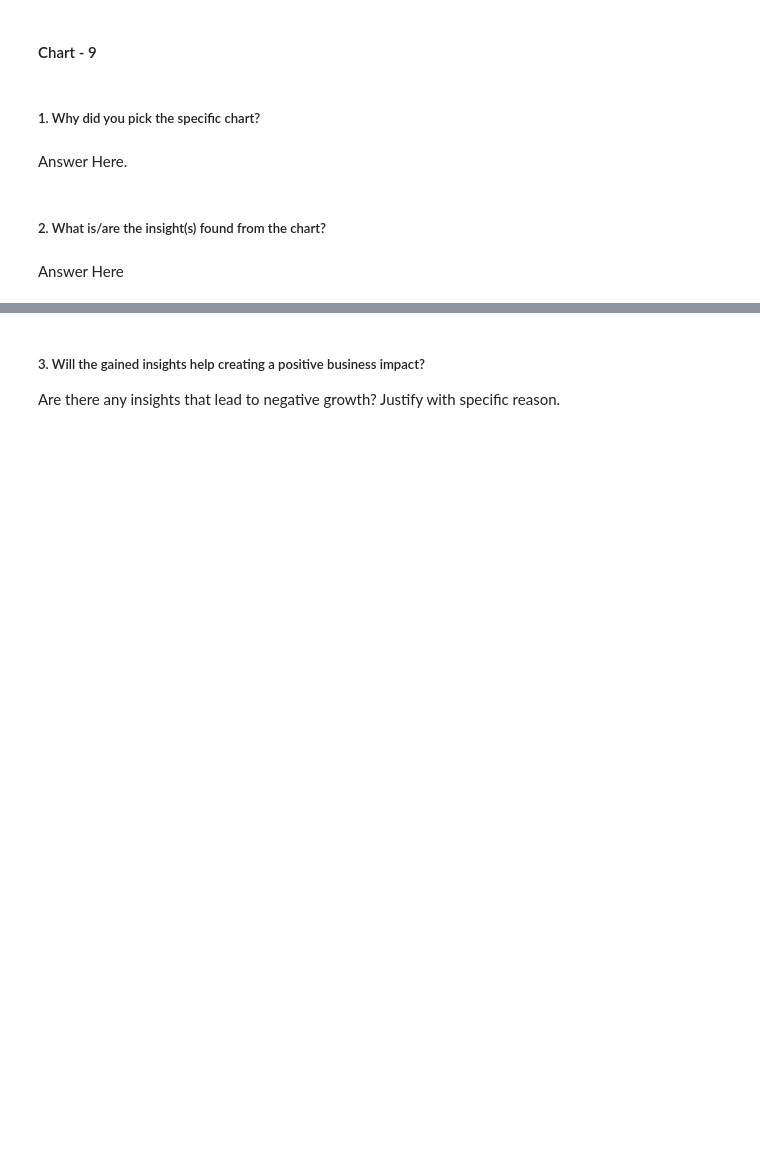
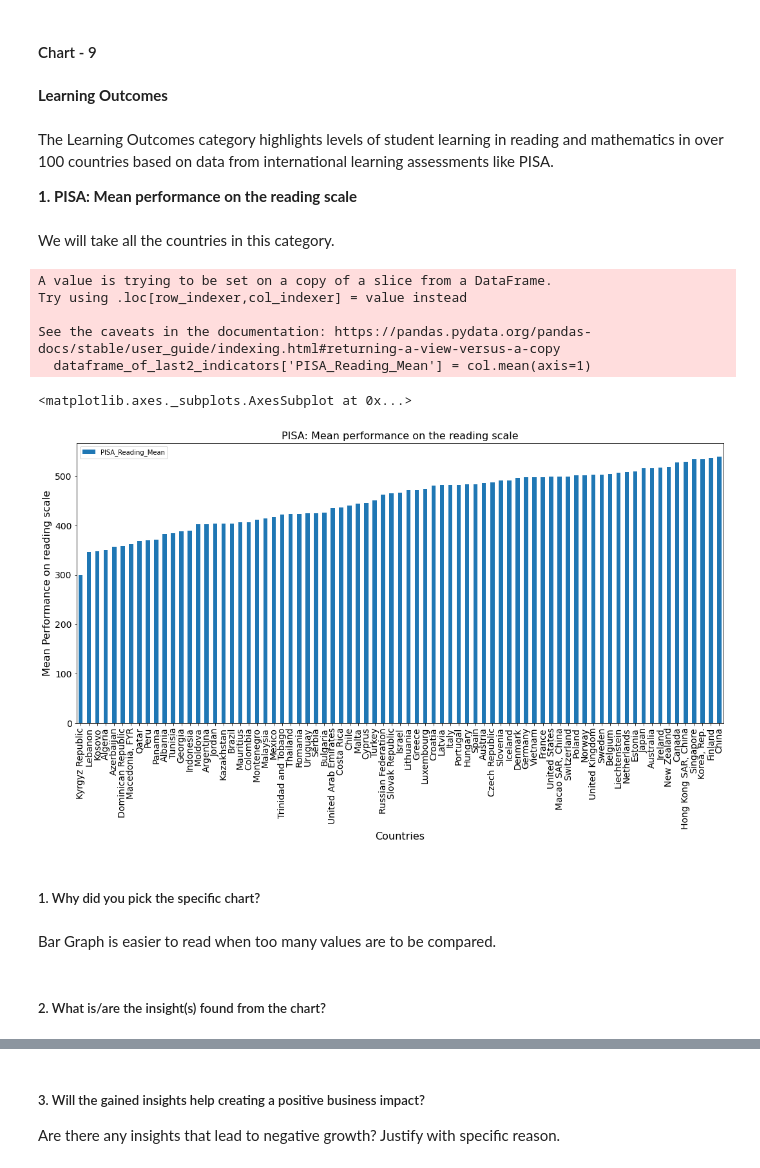
Before and after one commit to Ankita-chouhan-github/EDA-Capstone-project, a Jupyter notebook: Ankita_||_EDA_Capstone_project_(World_Bank_Global_Education_Analysis).ipynb, the cells around one changed output, grey strips where cells are left out. Drawn from its saved outputs; the diff is of its cells as text; code cells hidden in the pictures; blank space fills up the shorter version.

```diff
--- a/Ankita_||_EDA_Capstone_project_(World_Bank_Global_Education_Analysis).ipynb
+++ b/Ankita_||_EDA_Capstone_project_(World_Bank_Global_Education_Analysis).ipynb
@@ -1466,12 +1581,52 @@ Answer Here
 # %% [markdown]
 #### Chart - 9
+# %% [markdown]
+**Learning Outcomes**
+# %% [markdown]
+The Learning Outcomes category highlights levels of student learning in reading and mathematics in over 100 countries based on data from international learning assessments like PISA.
+
+**1. PISA: Mean performance on the reading scale**
+# %% [markdown]
+We will take all the countries in this category.
 # %%
 # Chart - 9 visualization code
+# %%
+# EXtracting a Datframe which contains the data of the indiators selected, and because we want all the countries we are not using columnwise_Data() function.
+dataframe_of_last2_indicators = ed_stats_data.loc[ed_stats_data['Indicator Code'] == Indicators[-2]]
+
+# Resetting Index
+dataframe_of_last2_indicators.reset_index(inplace=True)
+
+# Getting the INdicator title
+title14 = dataframe_of_last2_indicators["Indicator Name"][0]
+
+# Creating a datframe of years for which mean value is required
+col = dataframe_of_last2_indicators.loc[: , "1970":"2100"]
+
+# Providing these values in a column
+dataframe_of_last2_indicators['PISA_Reading_Mean'] = col.mean(axis=1)
+
+# Removing rows that have null value in the PISA_Reading_Mean
+dataframe_of_last2_indicators = dataframe_of_last2_indicators.dropna(subset = ['PISA_Reading_Mean'])
+
+# Taking out only COuntry name and PISA_Reading_mean values because that is all we require
+PISA_Reading_pie = dataframe_of_last2_indicators[["Country Name", "PISA_Reading_Mean"]]
+
+# There are 77 rows, values more than 20 will make it unreadable. so we are taking last 20 values for displaying on bar chart
+PISA_Reading_pie.sort_values(by="PISA_Reading_Mean").plot(x = "Country Name", y = "PISA_Reading_Mean", kind="bar", figsize = (18,8),
+                            fontsize = 14, title = title14, xlabel = "Countries",
+                            ylabel = "Mean Performance on reading scale")
+# %% [output]
+A value is trying to be set on a copy of a slice from a DataFrame.
+Try using .loc[row_indexer,col_indexer] = value instead
+
+See the caveats in the documentation: https://pandas.pydata.org/pandas-docs/stable/user_guide/indexing.html#returning-a-view-versus-a-copy
+  dataframe_of_last2_indicators['PISA_Reading_Mean'] = col.mean(axis=1)
+<matplotlib.axes._subplots.AxesSubplot at 0x...>
+[figure, added]
 # %% [markdown]
 ##### 1. Why did you pick the specific chart?
-# %% [markdown]
-Answer Here.
+# %% [markdown]
+Bar Graph is easier to read when too many values are to be compared.
 # %% [markdown]
 ##### 2. What is/are the insight(s) found from the chart?
-# %% [markdown]
-Answer Here
```
Also changed, not shown: parts of 39 cells of this notebook.
